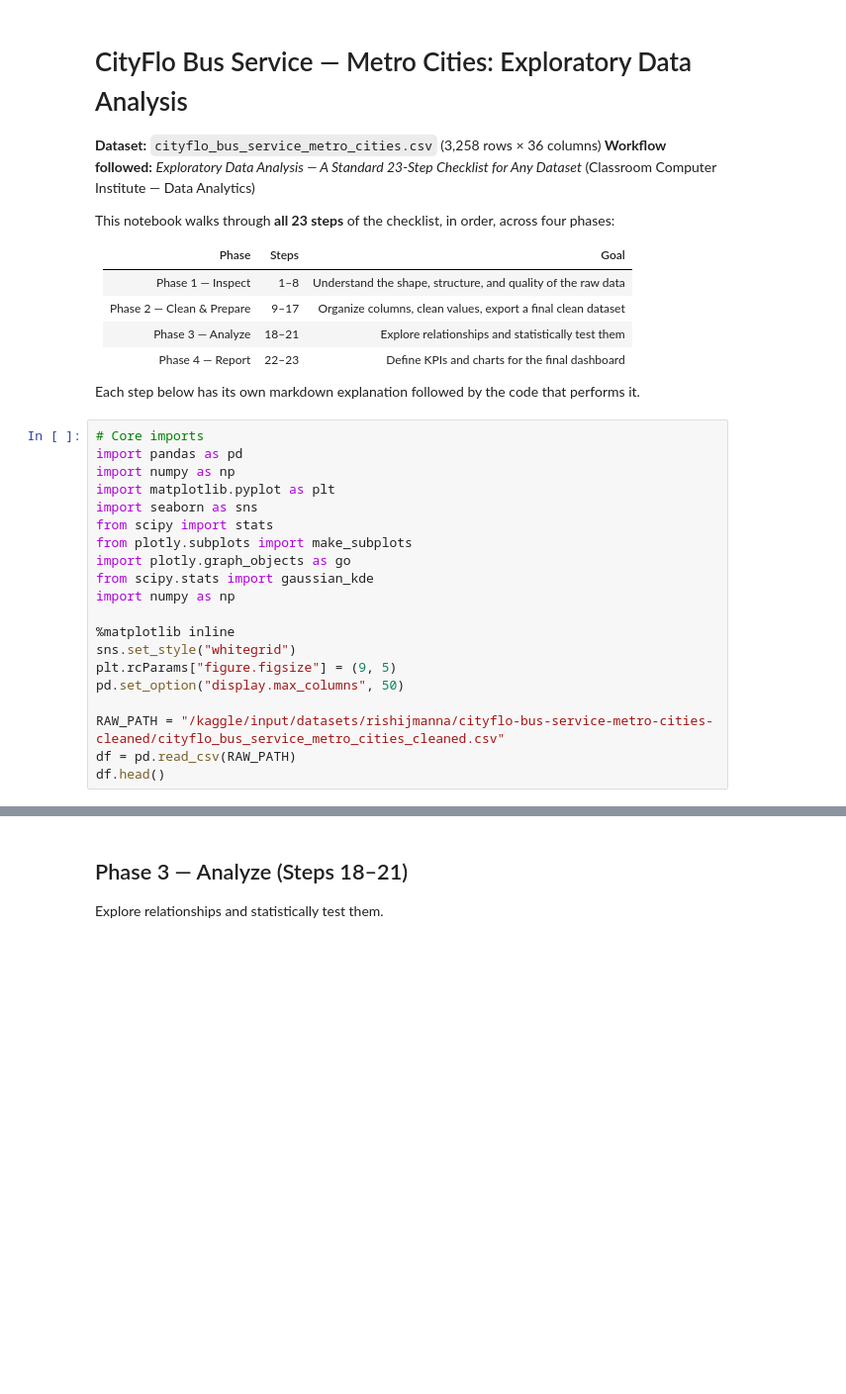
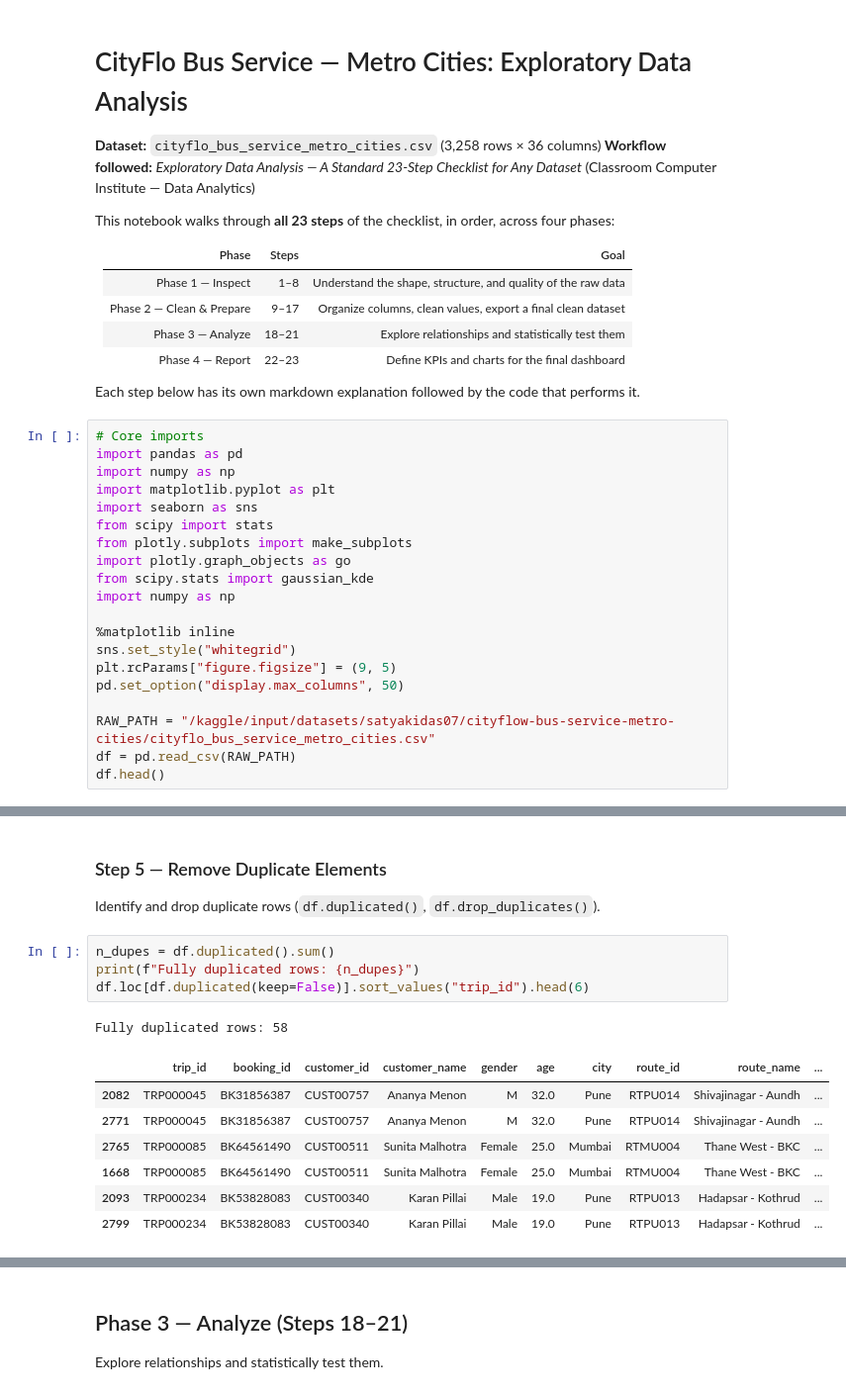
Before and after one commit to RishijManna/Cityflo-Data-Analysis, a Jupyter notebook: Cityflo Data Analysis/DATA ANALYTICS/cityflo-data-analysis.ipynb, the cells around one changed output, grey strips where cells are left out. Shown at 99% size. Drawn from its saved outputs; the diff is of its cells as text; blank space fills up the shorter version.

Commit message:
Kaggle Notebook | Cityflo Data Analysis | Version 5

```diff
--- a/Cityflo Data Analysis/DATA ANALYTICS/cityflo-data-analysis.ipynb
+++ b/Cityflo Data Analysis/DATA ANALYTICS/cityflo-data-analysis.ipynb
@@ -32,7 +34,7 @@ sns.set_style("whitegrid")
 plt.rcParams["figure.figsize"] = (9, 5)
 pd.set_option("display.max_columns", 50)
 
-RAW_PATH = "/kaggle/input/datasets/rishijmanna/cityflo-bus-service-metro-cities-cleaned/cityflo_bus_service_metro_cities_cleaned.csv"
+RAW_PATH = "/kaggle/input/datasets/satyakidas07/cityflow-bus-service-metro-cities/cityflo_bus_service_metro_cities.csv"
 df = pd.read_csv(RAW_PATH)
 df.head()
 # %% [output]
@@ -44,0 +147,16 @@ df.head()
+# %% [markdown]
+### Step 5 — Remove Duplicate Elements
+Identify and drop duplicate rows (`df.duplicated()`, `df.drop_duplicates()`).
+# %%
+n_dupes = df.duplicated().sum()
+print(f"Fully duplicated rows: {n_dupes}")
+df.loc[df.duplicated(keep=False)].sort_values("trip_id").head(6)
+# %% [output]
+Fully duplicated rows: 58
+|  | trip_id | booking_id | customer_id | customer_name | gender | age | city | route_id | route_name | ... |
+| 2082 | TRP000045 | BK31856387 | CUST00757 | Ananya Menon | M | 32.0 | Pune | RTPU014 | Shivajinagar - Aundh | ... |
+| 2771 | TRP000045 | BK31856387 | CUST00757 | Ananya Menon | M | 32.0 | Pune | RTPU014 | Shivajinagar - Aundh | ... |
+| 2765 | TRP000085 | BK64561490 | CUST00511 | Sunita Malhotra | Female | 25.0 | Mumbai | RTMU004 | Thane West - BKC | ... |
+| 1668 | TRP000085 | BK64561490 | CUST00511 | Sunita Malhotra | Female | 25.0 | Mumbai | RTMU004 | Thane West - BKC | ... |
+| 2093 | TRP000234 | BK53828083 | CUST00340 | Karan Pillai | Male | 19.0 | Pune | RTPU013 | Hadapsar - Kothrud | ... |
+| 2799 | TRP000234 | BK53828083 | CUST00340 | Karan Pillai | Male | 19.0 | Pune | RTPU013 | Hadapsar - Kothrud | ... |
```
Also changed, not shown: parts of 58 cells of this notebook.
